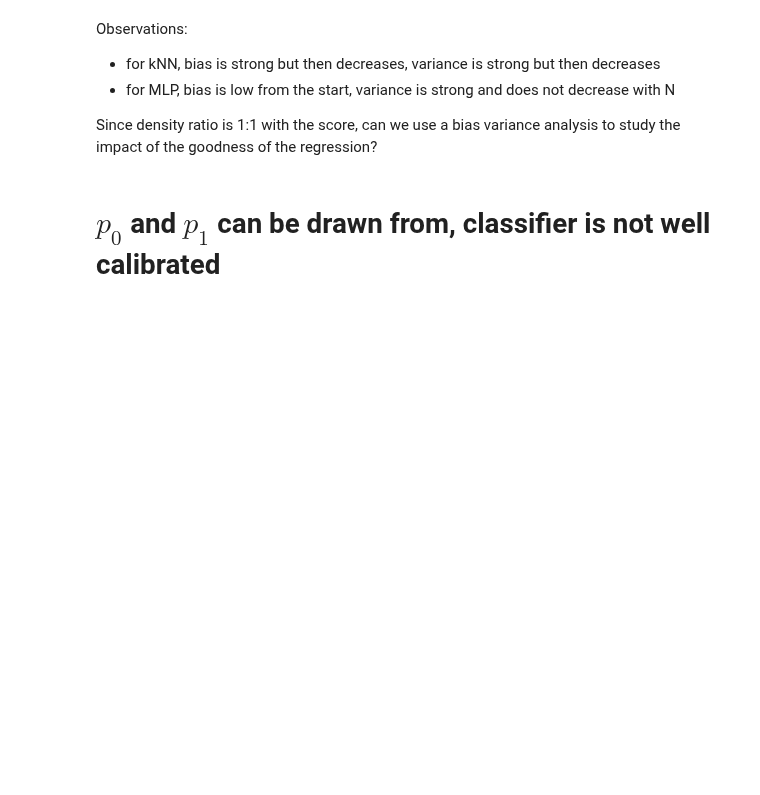
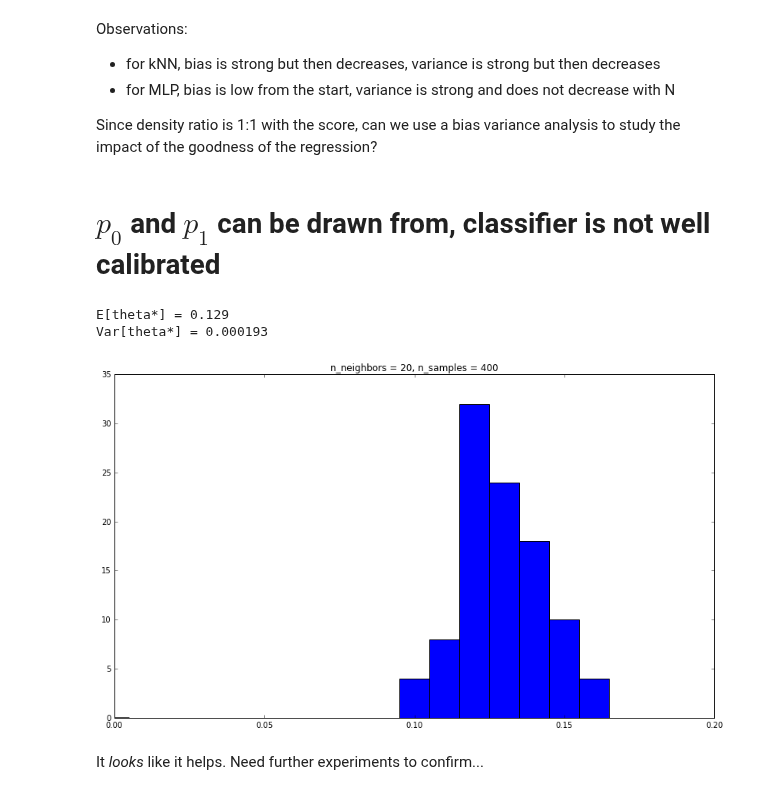
Before and after one commit to glouppe/notebooks, a Jupyter notebook: Computing Likelihood functions for HEP experiments (Radford Neal).ipynb, the cells around one changed output. Cells and saved outputs as stored; diff of their text form; code cells hidden in the pictures; blank space fills up the shorter version.

```diff
--- a/Computing Likelihood functions for HEP experiments (Radford Neal).ipynb
+++ b/Computing Likelihood functions for HEP experiments (Radford Neal).ipynb
@@ -202,0 +200,46 @@ Since density ratio is 1:1 with the score, can we use a bias variance analysis t
+# %%
+from scipy.stats import gaussian_kde
+
+def experiment2(estimator, n_samples, n_samples_approx):
+    n_samples //= 2
+    solutions = []
+
+    for n in range(50):
+        rng = check_random_state(n)
+        X_true = true.rvs(5000, random_state=rng).reshape(-1, 1)
+
+        X_p0 = p0.rvs(n_samples, random_state=rng).reshape(-1, 1)
+        X_p1 = p1.rvs(n_samples, random_state=rng).reshape(-1, 1)
+        X = np.vstack((X_p0, X_p1))
+        y = np.ones(len(X), dtype=np.int)
+        y[:n_samples] = 0
+
+        clf = clone(estimator)
+        try:
+            clf.set_params(random_state=rng)
+        except:
+            pass
+        clf.fit(X, y)
+
+        # Approximate p0(r_i = clf.predict(x_i)) (resp p1(r_i))
+        X_p0 = p0.rvs(n_samples_approx, random_state=rng).reshape(-1, 1)
+        X_p1 = p1.rvs(n_samples_approx, random_state=rng).reshape(-1, 1)
+        p0_r = gaussian_kde(clf.predict(X_p0))
+        p1_r = gaussian_kde(clf.predict(X_p1))
+
+        best_theta, best_value, thetas, values = optimize(p0_r, p1_r, clf.predict(X_true).reshape(-1, 1))
+        solutions.append(best_theta)
+
+    return solutions
+# %%
+n_neighbors = 20 # Let's take the worst classifier from before and try to recalibrate it
+n_samples = 400
+solutions = experiment2(KNeighborsRegressor(n_neighbors=n_neighbors), n_samples, 3000)
+plt.title("n_neighbors = %d, n_samples = %d" % (n_neighbors, n_samples))
+plot_solutions(solutions)
+# %% [output]
+E[theta*] = 0.129
+Var[theta*] = 0.000193
+[figure, added]
+# %% [markdown]
+It *looks* like it helps. Need further experiments to confirm...
```
Also changed, not shown: parts of 1 cell of this notebook.
